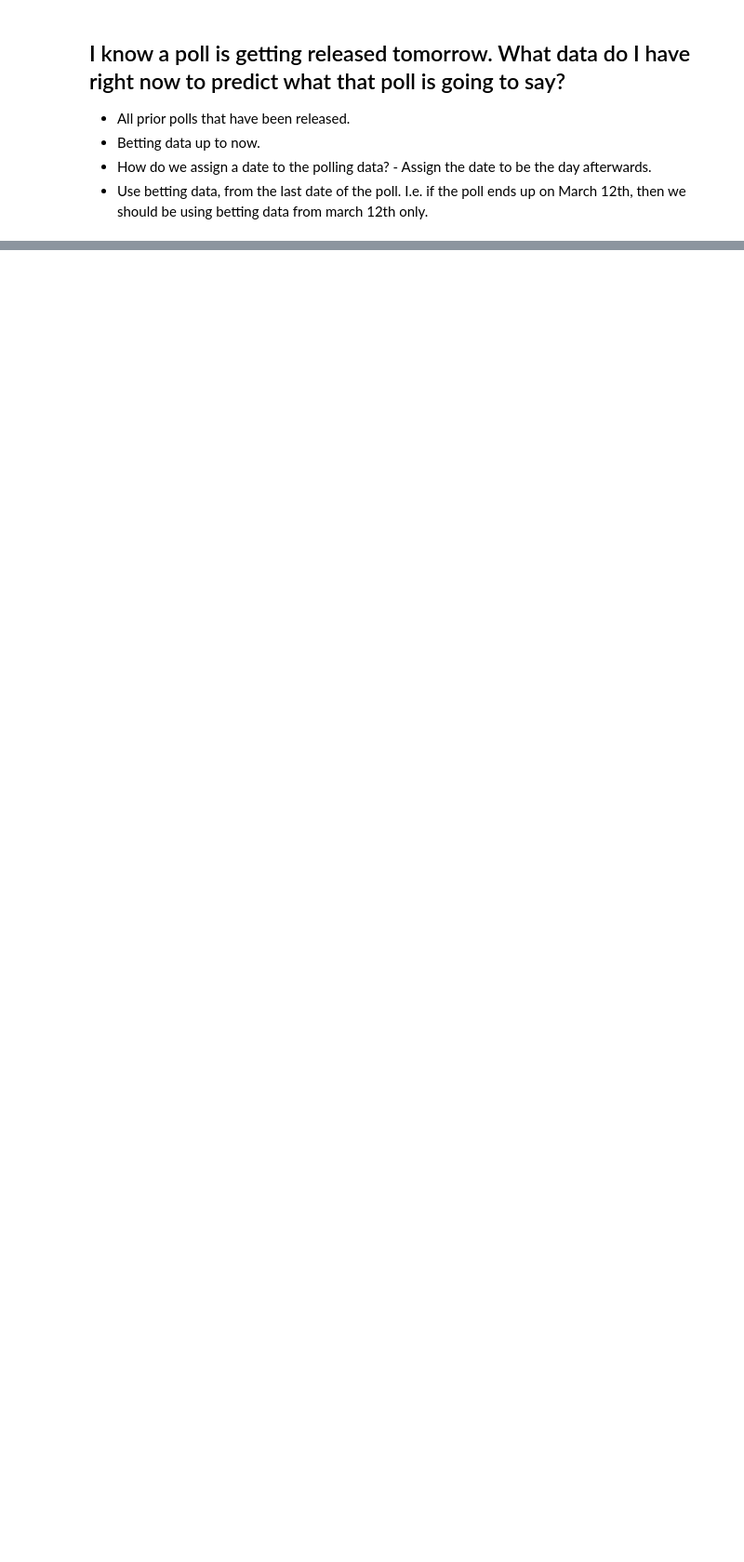
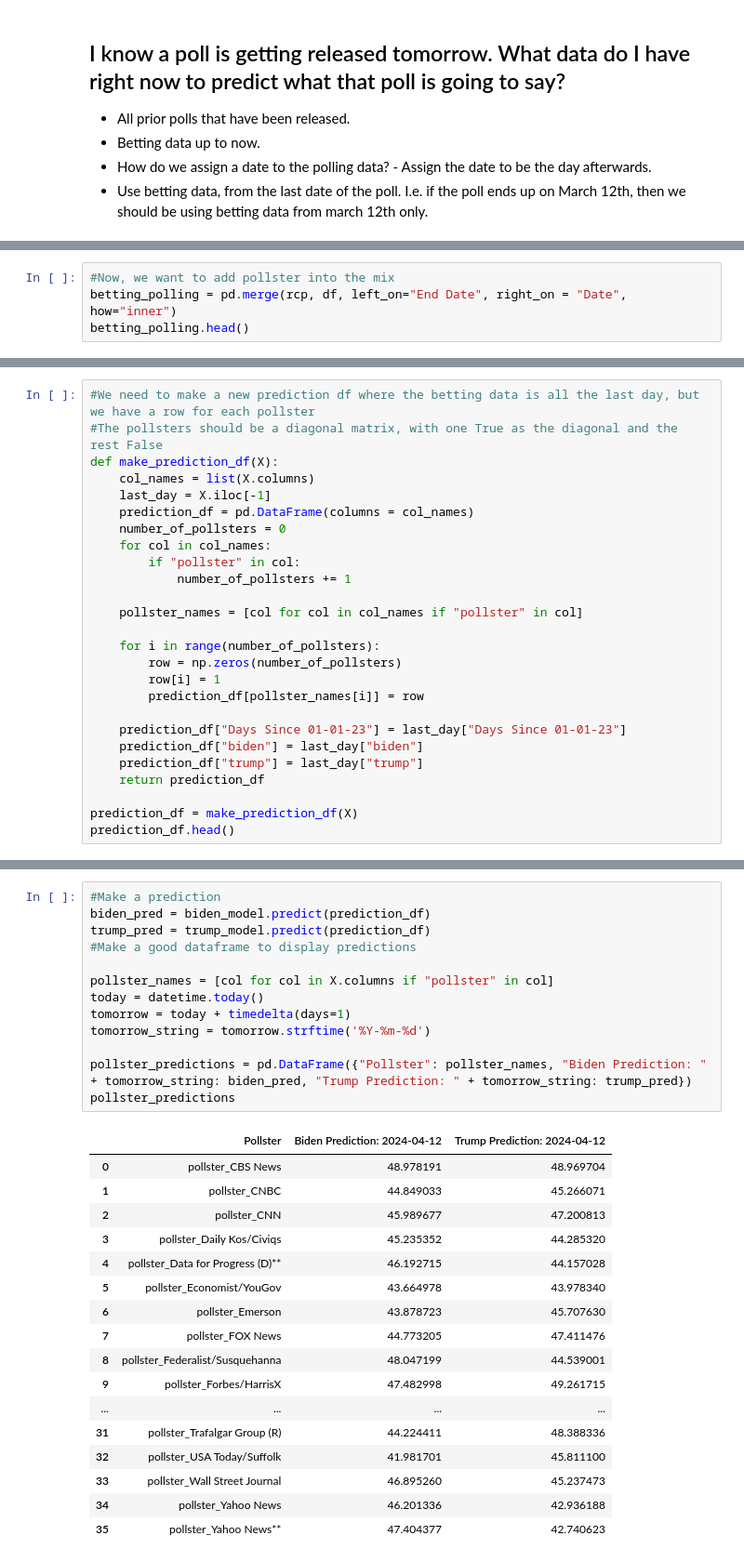
Before and after one commit to robertfeldstein/Election2024, a Jupyter notebook: election_betting.ipynb, the cells around one changed output, grey strips where cells are left out. Shown: that part at 93% size. Saved outputs shown, nothing was run; the diff lists cells and outputs as text; blank space fills up the shorter version.

```diff
--- a/election_betting.ipynb
+++ b/election_betting.ipynb
@@ -260,0 +270,4 @@ X
+# %%
+#Now, we want to add pollster into the mix
+betting_polling = pd.merge(rcp, df, left_on="End Date", right_on = "Date", how="inner")
+betting_polling.head()
@@ -260,0 +319,26 @@ X
+# %%
+#We need to make a new prediction df where the betting data is all the last day, but we have a row for each pollster
+#The pollsters should be a diagonal matrix, with one True as the diagonal and the rest False
+def make_prediction_df(X):
+    col_names = list(X.columns)
+    last_day = X.iloc[-1]
+    prediction_df = pd.DataFrame(columns = col_names)
+    number_of_pollsters = 0
+    for col in col_names:
+        if "pollster" in col:
+            number_of_pollsters += 1
+
+    pollster_names = [col for col in col_names if "pollster" in col]
+
+    for i in range(number_of_pollsters):
+        row = np.zeros(number_of_pollsters)
+        row[i] = 1
+        prediction_df[pollster_names[i]] = row
+
+    prediction_df["Days Since 01-01-23"] = last_day["Days Since 01-01-23"]
+    prediction_df["biden"] = last_day["biden"]
+    prediction_df["trump"] = last_day["trump"]
+    return prediction_df
+
+prediction_df = make_prediction_df(X)
+prediction_df.head()
@@ -260,0 +353,31 @@ X
+# %%
+#Make a prediction
+biden_pred = biden_model.predict(prediction_df)
+trump_pred = trump_model.predict(prediction_df)
+#Make a good dataframe to display predictions
+
+pollster_names = [col for col in X.columns if "pollster" in col]
+today = datetime.today()
+tomorrow = today + timedelta(days=1)
+tomorrow_string = tomorrow.strftime('%Y-%m-%d')
+
+pollster_predictions = pd.DataFrame({"Pollster": pollster_names, "Biden Prediction: " + tomorrow_string: biden_pred, "Trump Prediction: " + tomorrow_string: trump_pred})
+pollster_predictions
+# %% [output]
+|  | Pollster | Biden Prediction: 2024-04-12 | Trump Prediction: 2024-04-12 |
+| 0 | pollster_CBS News | 48.978191 | 48.969704 |
+| 1 | pollster_CNBC | 44.849033 | 45.266071 |
+| 2 | pollster_CNN | 45.989677 | 47.200813 |
+| 3 | pollster_Daily Kos/Civiqs | 45.235352 | 44.285320 |
+| 4 | pollster_Data for Progress (D)** | 46.192715 | 44.157028 |
+| 5 | pollster_Economist/YouGov | 43.664978 | 43.978340 |
+| 6 | pollster_Emerson | 43.878723 | 45.707630 |
+| 7 | pollster_FOX News | 44.773205 | 47.411476 |
+| 8 | pollster_Federalist/Susquehanna | 48.047199 | 44.539001 |
+| 9 | pollster_Forbes/HarrisX | 47.482998 | 49.261715 |
+| ... | ... | ... | ... |
+| 31 | pollster_Trafalgar Group (R) | 44.224411 | 48.388336 |
+| 32 | pollster_USA Today/Suffolk | 41.981701 | 45.811100 |
+| 33 | pollster_Wall Street Journal | 46.895260 | 45.237473 |
+| 34 | pollster_Yahoo News | 46.201336 | 42.936188 |
+| 35 | pollster_Yahoo News** | 47.404377 | 42.740623 |
```
Also changed, not shown: parts of 20 cells of this notebook, 9 other files.
